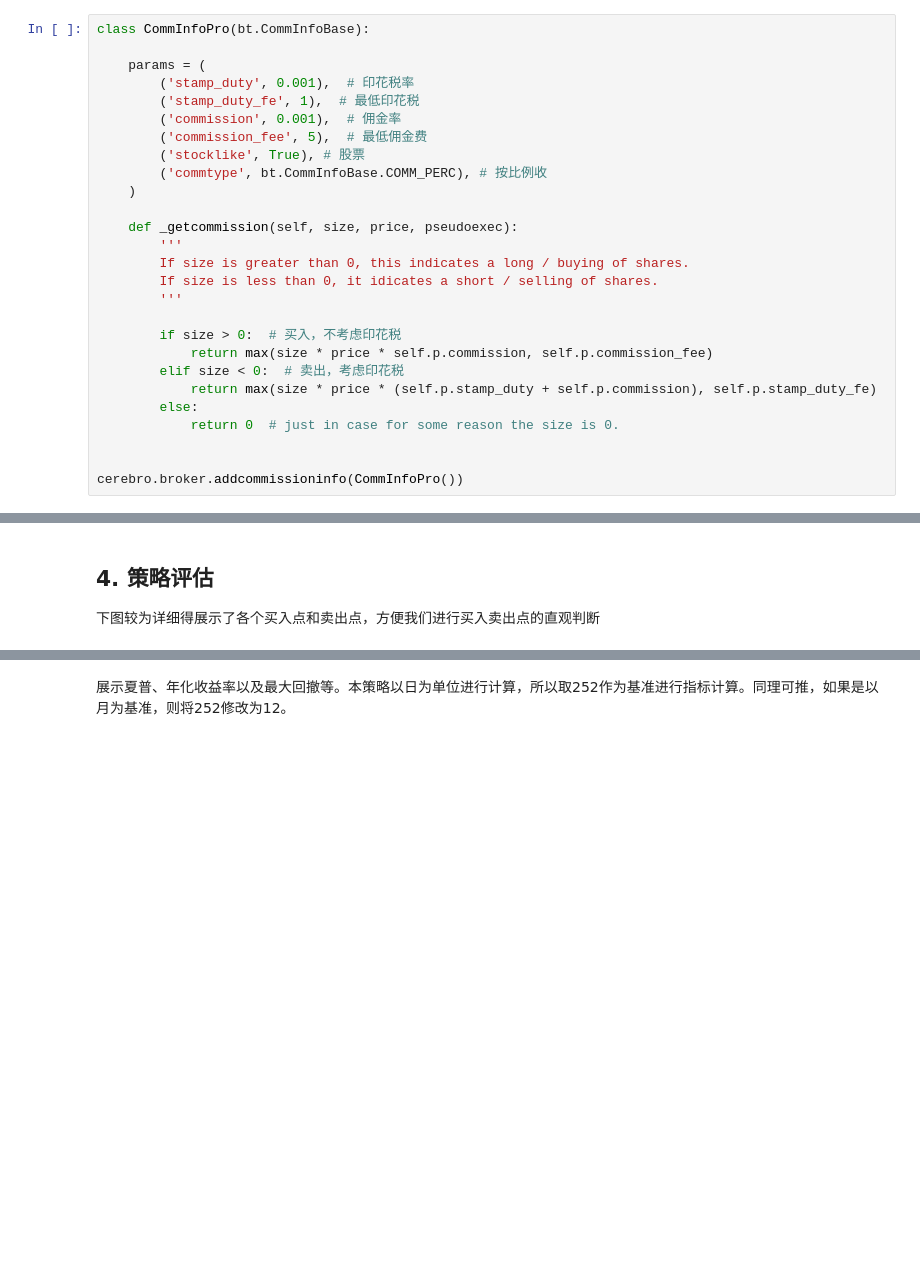
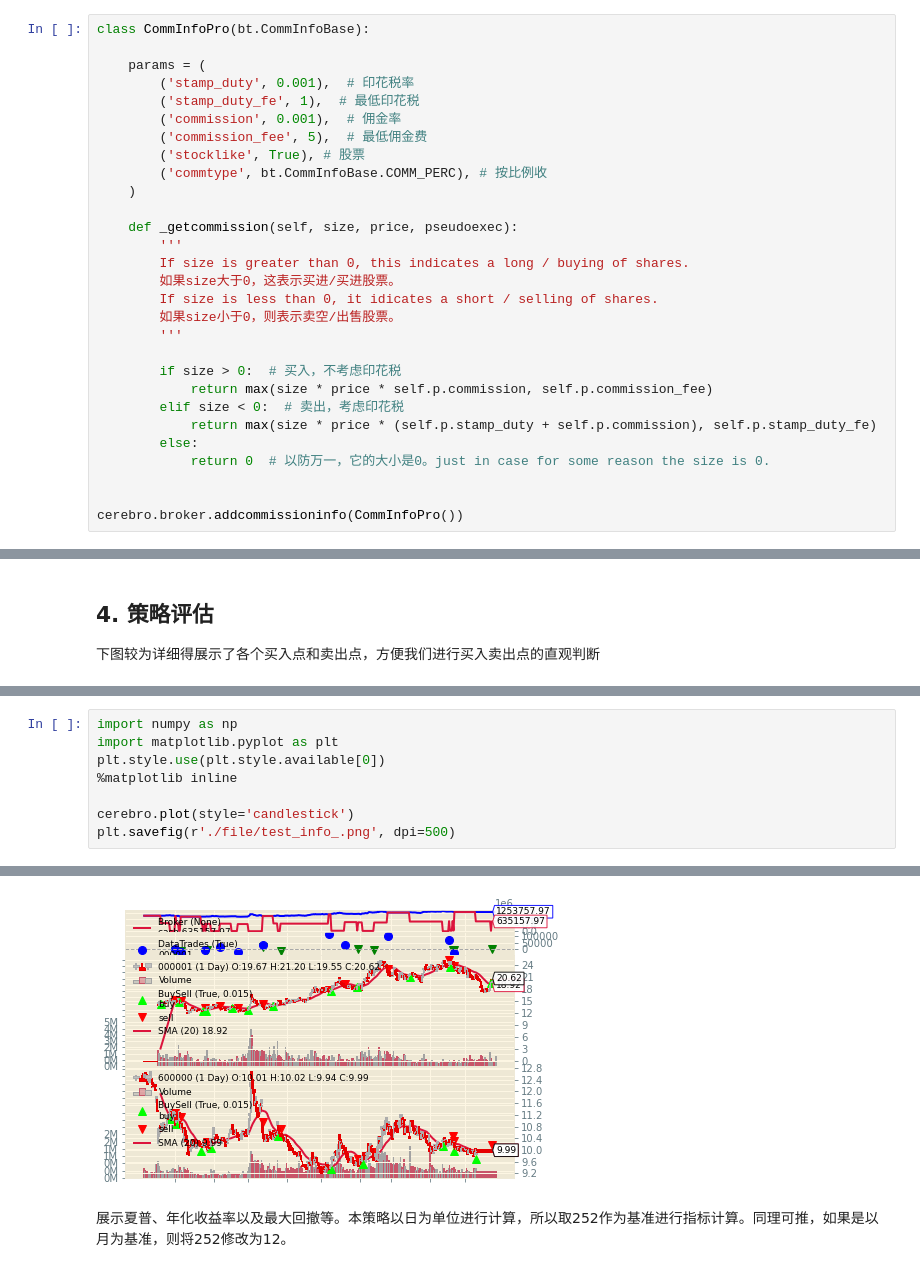
Before and after one commit to vcfriend/python-demo, a Jupyter notebook: myQuant/backtrader_tutorial/tutorial.ipynb, the cells around one changed output, grey strips where cells are left out. Cells and saved outputs as stored; diff of their text form; blank space fills up the shorter version.

```diff
--- a/myQuant/backtrader_tutorial/tutorial.ipynb
+++ b/myQuant/backtrader_tutorial/tutorial.ipynb
@@ -269,7 +269,9 @@ class CommInfoPro(bt.CommInfoBase):
     def _getcommission(self, size, price, pseudoexec):
         '''
         If size is greater than 0, this indicates a long / buying of shares.
+        如果size大于0，这表示买进/买进股票。
         If size is less than 0, it idicates a short / selling of shares.
+        如果size小于0，则表示卖空/出售股票。
         '''
 
         if size > 0:  # 买入，不考虑印花税
@@ -277,7 +279,7 @@ class CommInfoPro(bt.CommInfoBase):
         elif size < 0:  # 卖出，考虑印花税
             return max(size * price * (self.p.stamp_duty + self.p.commission), self.p.stamp_duty_fe)
         else:
-            return 0  # just in case for some reason the size is 0.
+            return 0  # 以防万一，它的大小是0。just in case for some reason the size is 0.
 
 
 cerebro.broker.addcommissioninfo(CommInfoPro())
@@ -624,0 +605,9 @@ ImportError: cannot import name 'warnings' from 'matplotlib.dates' (C:\ProgramDa
+# %%
+import numpy as np
+import matplotlib.pyplot as plt
+plt.style.use(plt.style.available[0])
+%matplotlib inline
+
+cerebro.plot(style='candlestick')
+plt.savefig(r'./file/test_info_.png', dpi=500)
+# %% [output]
@@ -625,3 +616,4 @@ ImportError: cannot import name 'warnings' from 'matplotlib.dates' (C:\ProgramDa
+[figure, added]
 # %% [markdown]
 展示夏普、年化收益率以及最大回撤等。本策略以日为单位进行计算，所以取252作为基准进行指标计算。同理可推，如果是以月为基准，则将252修改为12。
 # %%
```
Also changed, not shown: parts of 7 cells of this notebook, 19 other files.
